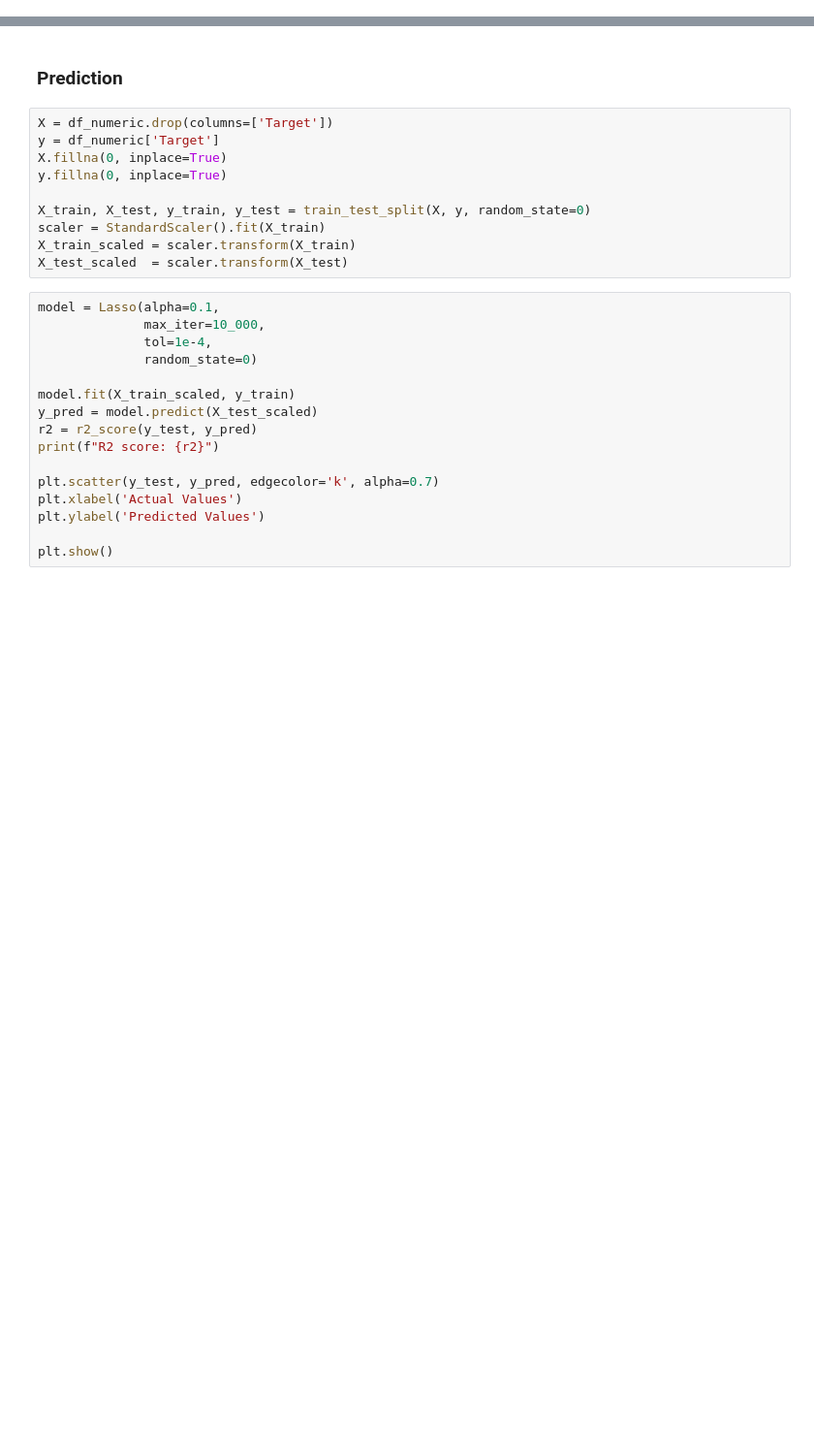
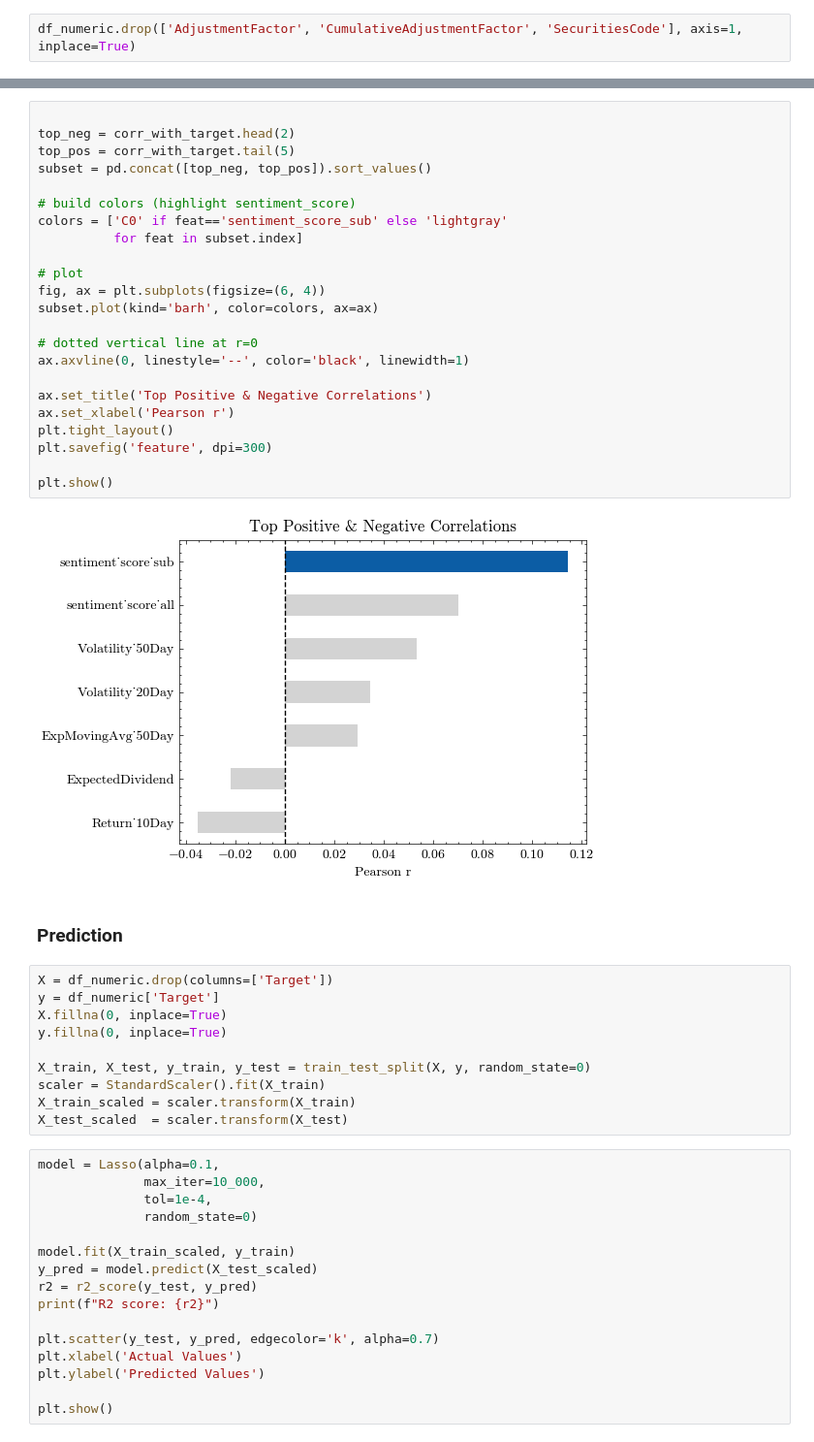
Before and after one commit to Minghui-Wu/545Project, a Jupyter notebook: news_analysis/evaluate.ipynb, the cells around one changed output, grey strips where cells are left out. Shown at 97% size. Saved outputs shown, nothing was run; the diff lists cells and outputs as text; blank space fills up the shorter version.

```diff
--- a/news_analysis/evaluate.ipynb
+++ b/news_analysis/evaluate.ipynb
@@ -63,4 +84,6 @@ print(f"Sentiment Score vs Target Correlation: {sentiment_corr:.4f}, p-value: {s
 Sentiment Score vs Target Correlation: 0.1143, p-value: 0.0013
+# %%
+df_numeric.drop(['AdjustmentFactor', 'CumulativeAdjustmentFactor', 'SecuritiesCode'], axis=1, inplace=True)
 # %%
 corr_matrix = df_numeric.corr()
 
@@ -82,4 +112,29 @@ sentiment_score     0.114298
 Name: Target, dtype: float64
+# %%
+
+top_neg = corr_with_target.head(2)
+top_pos = corr_with_target.tail(5)
+subset = pd.concat([top_neg, top_pos]).sort_values()
+
+# build colors (highlight sentiment_score)
+colors = ['C0' if feat=='sentiment_score_sub' else 'lightgray'
+          for feat in subset.index]
+
+# plot
+fig, ax = plt.subplots(figsize=(6, 4))
+subset.plot(kind='barh', color=colors, ax=ax)
+
+# dotted vertical line at r=0
+ax.axvline(0, linestyle='--', color='black', linewidth=1)
+
+ax.set_title('Top Positive & Negative Correlations')
+ax.set_xlabel('Pearson r')
+plt.tight_layout()
+plt.savefig('feature', dpi=300)
+
+plt.show()
+# %% [output]
+[figure, added]
 # %% [markdown]
 ### Prediction
 # %%
```
Also changed, not shown: parts of 5 cells of this notebook, 13 other files.
